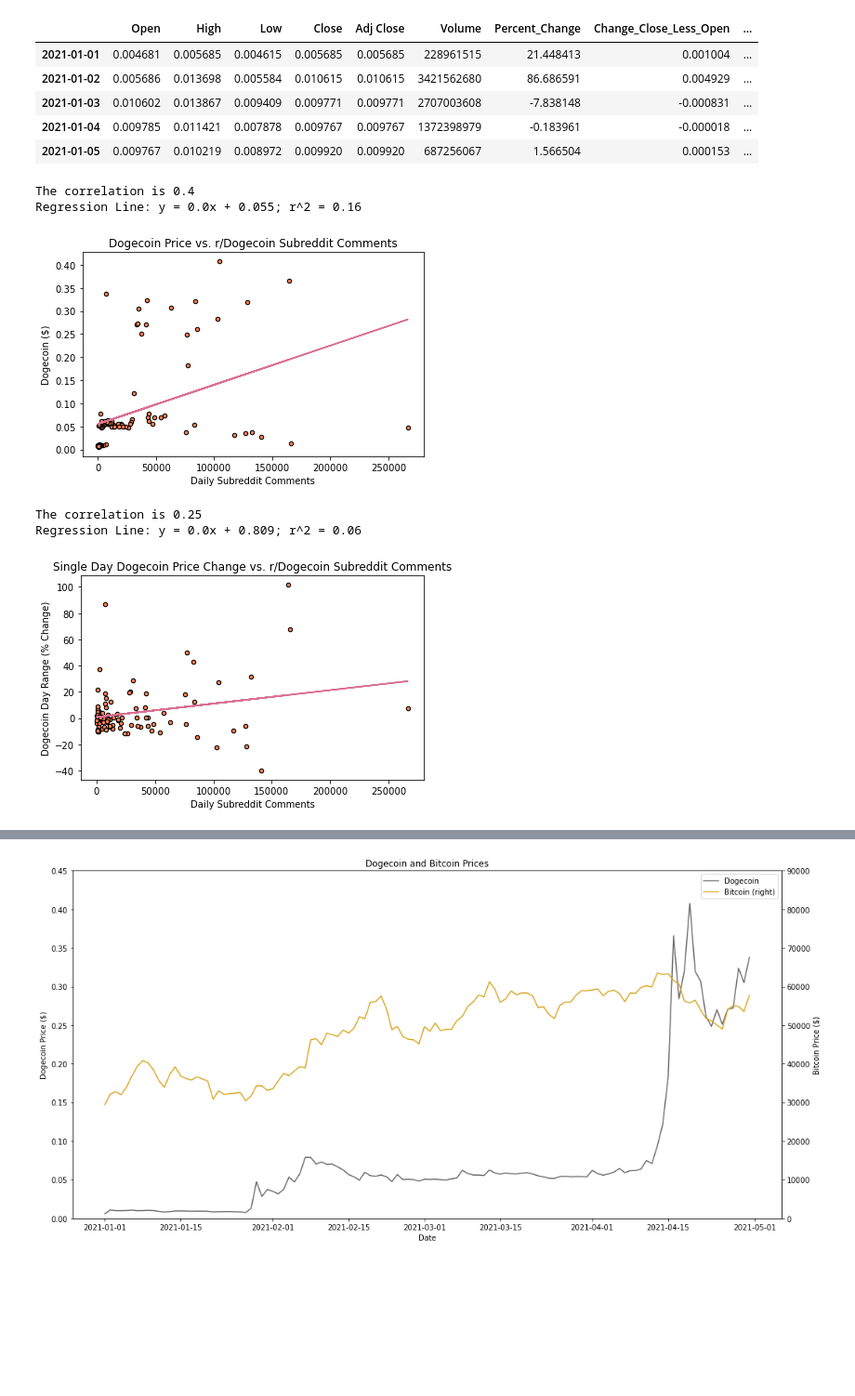
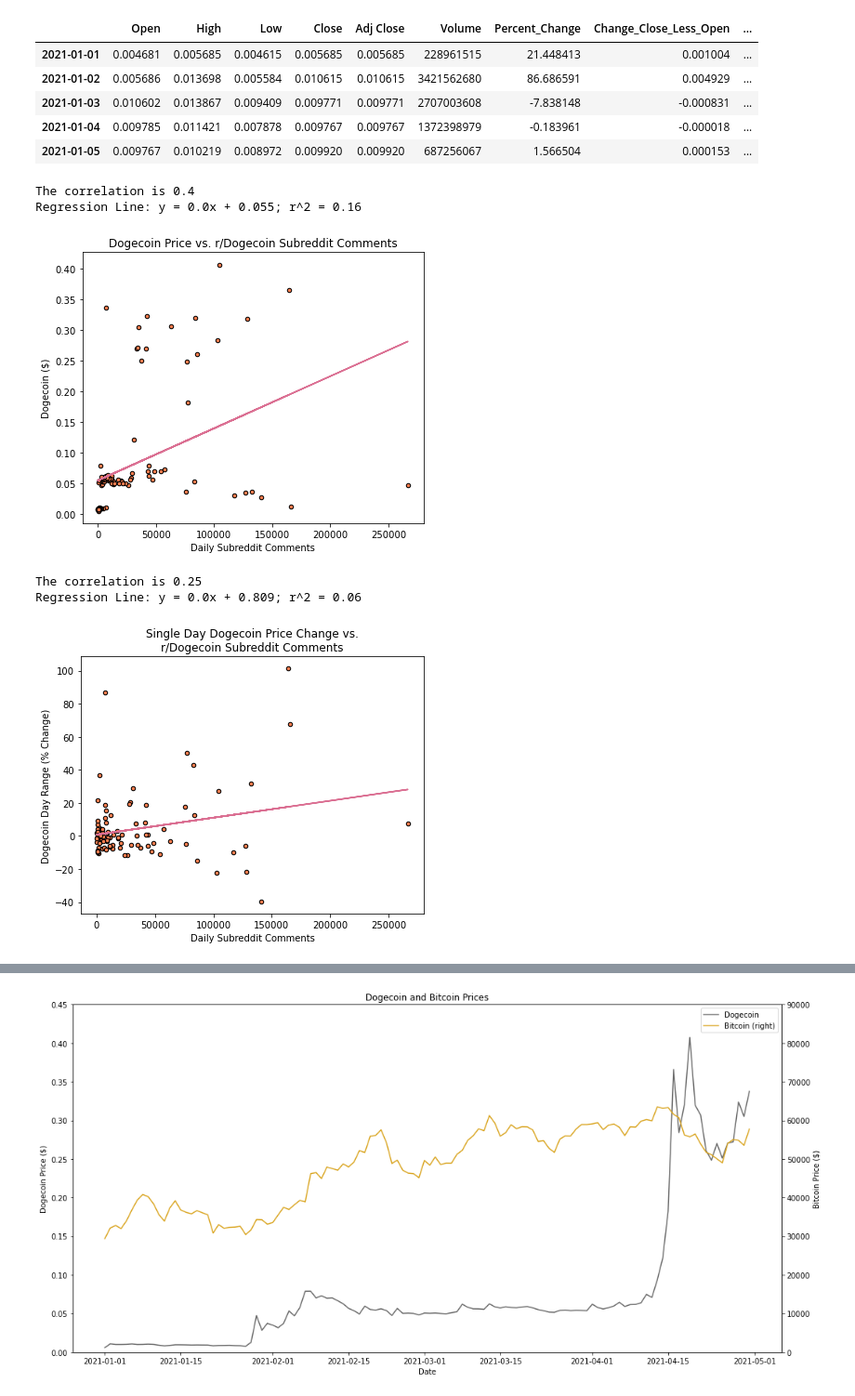
Before and after one commit to Crypto-Crustaceans/project1, a Jupyter notebook: Dogecoin.ipynb, the cells around one changed output, grey strips where cells are left out. Shown at 93% size. Drawn from its saved outputs; the diff is of its cells as text; code cells hidden in the pictures; blank space fills up the shorter version.

```diff
--- a/Dogecoin.ipynb
+++ b/Dogecoin.ipynb
@@ -244,37 +248,39 @@ regress_values = comments * slope + intercept
 regress_eq = (f'y = {str(round(slope, 3))}x + {str(round(intercept, 3))}; r^2 = {round(rvalue**2,3)}')
 
 # format plot
-fig, ax = plt.subplots()
+fig, ax = plt.subplots(figsize=(6,5))
 df_doge_price_reddit.plot(kind='scatter',
                  ax=ax,
                  x='comments',
                  y='Close',
                  c='coral',
                  marker='o',
                  edgecolor='black'
                 )
 
 # plot trend linear regression line and annotate
 
 ax.plot(comments, regress_values, c='palevioletred')
 
 ax.set(title='Dogecoin Price vs. r/Dogecoin Subreddit Comments',
        xlabel = 'Daily Subreddit Comments',
        ylabel = 'Dogecoin ($)'
        )
 
 fig.tight_layout();
 
 # calculate and print the correlation
 
 correlation = st.pearsonr(comments, doge)
 
 print(f'''The correlation is {round(correlation[0], 2)}
 Regression Line: {regress_eq}''')
+
+plt.savefig('doge_vs_reddit_comments.png', facecolor='white', transparent=False)
 # %% [output]
 The correlation is 0.4
 Regression Line: y = 0.0x + 0.055; r^2 = 0.16
-[figure, old version]
+[figure, new version]
 # %%
 import scipy.stats as st
 
@@ -290,7 +296,7 @@ regress_values = comments * slope + intercept
 regress_eq = (f'y = {str(round(slope, 3))}x + {str(round(intercept, 3))}; r^2 = {round(rvalue**2,3)}')
 
 # format plot
-fig, ax = plt.subplots()
+fig, ax = plt.subplots(figsize=(6,5))
 df_doge_price_reddit.plot(kind='scatter',
                  ax=ax,
                  x='comments',
@@ -304,7 +310,8 @@ df_doge_price_reddit.plot(kind='scatter',
 
 ax.plot(comments, regress_values, c='palevioletred')
 
-ax.set(title='Single Day Dogecoin Price Change vs. r/Dogecoin Subreddit Comments',
+ax.set(title='''Single Day Dogecoin Price Change vs.
+r/Dogecoin Subreddit Comments''',
        xlabel = 'Daily Subreddit Comments',
        ylabel = 'Dogecoin Day Range (% Change)'
        )
@@ -317,10 +324,12 @@ correlation = st.pearsonr(comments, doge)
 
 print(f'''The correlation is {round(correlation[0], 2)}
 Regression Line: {regress_eq}''')
+
+plt.savefig('doge_vs_reddit_comments_chagne.png', facecolor='white', transparent=False)
 # %% [output]
 The correlation is 0.25
 Regression Line: y = 0.0x + 0.809; r^2 = 0.06
-[figure, old version]
+[figure, new version]
 # %%
 import scipy.stats as st
 
```
Also changed, not shown: parts of 19 cells of this notebook.
